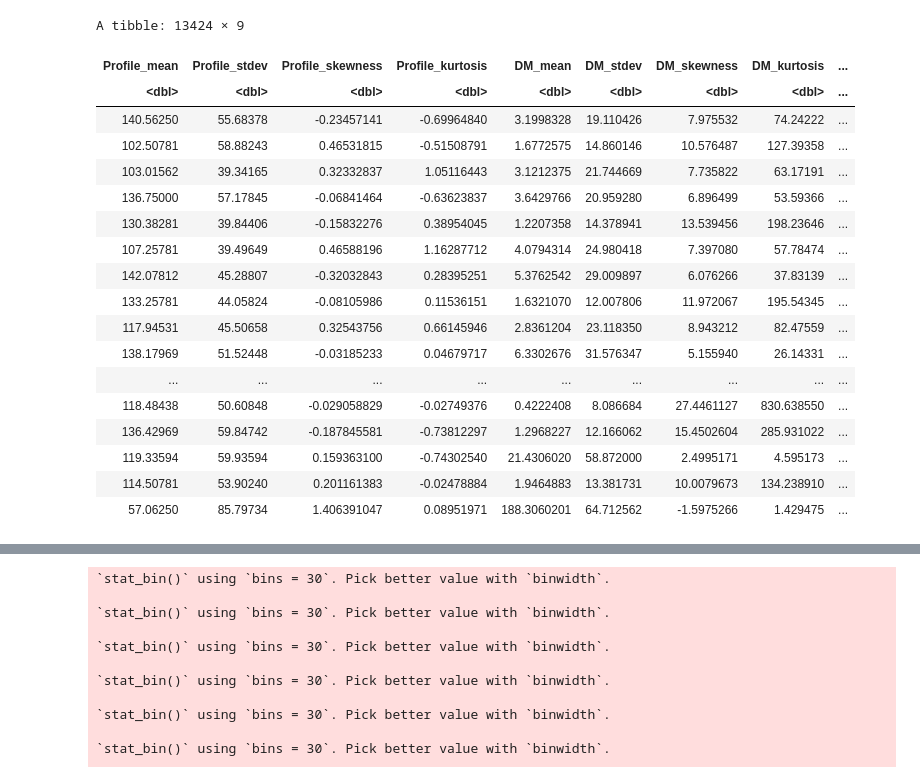
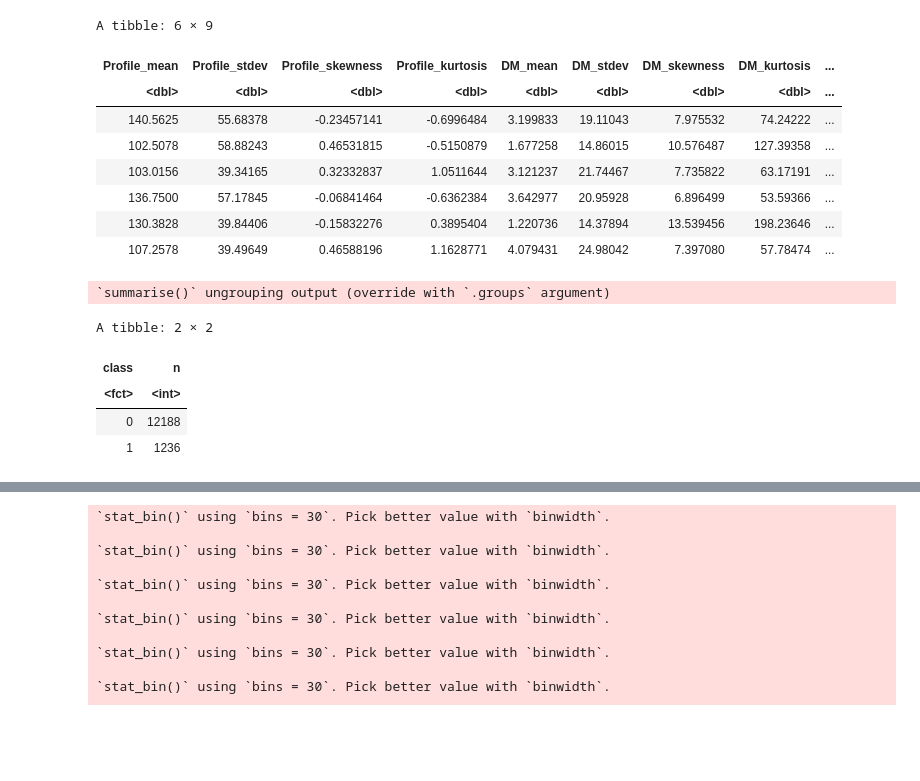
Before and after one commit to jdhushenthen/dsci100_group_project, a Jupyter notebook: group_project_proposal.ipynb, the cells around one changed output, grey strips where cells are left out. Saved outputs shown, nothing was run; the diff lists cells and outputs as text; code cells hidden in the pictures; blank space fills up the shorter version.

Commit message:
Updated group project proposal notebook
Added in all sections of the group project proposal; ready for final review before submitting

```diff
--- a/preliminary_analysis.ipynb
+++ b/group_project_proposal.ipynb
@@ -54,27 +94,30 @@ A spec_tbl_df: 17898 × 9
 # %%
 # Split pulsar dataset into training and testing data
 pulsar_split <- initial_split(pulsar_data, prop = 0.75, strata = class)
 pulsar_test <- testing(pulsar_split)
 pulsar_train <- training(pulsar_split)
-pulsar_train
+head(pulsar_train)
 # %% [output]
-A tibble: 13424 × 9
+A tibble: 6 × 9
 | Profile_mean | Profile_stdev | Profile_skewness | Profile_kurtosis | DM_mean | DM_stdev | DM_skewness | DM_kurtosis | ... |
 | <dbl> | <dbl> | <dbl> | <dbl> | <dbl> | <dbl> | <dbl> | <dbl> | ... |
-| 140.56250 | 55.68378 | -0.23457141 | -0.69964840 | 3.1998328 | 19.110426 | 7.975532 | 74.24222 | ... |
-| 102.50781 | 58.88243 | 0.46531815 | -0.51508791 | 1.6772575 | 14.860146 | 10.576487 | 127.39358 | ... |
-| 103.01562 | 39.34165 | 0.32332837 | 1.05116443 | 3.1212375 | 21.744669 | 7.735822 | 63.17191 | ... |
-| 136.75000 | 57.17845 | -0.06841464 | -0.63623837 | 3.6429766 | 20.959280 | 6.896499 | 53.59366 | ... |
-| 130.38281 | 39.84406 | -0.15832276 | 0.38954045 | 1.2207358 | 14.378941 | 13.539456 | 198.23646 | ... |
-| 107.25781 | 39.49649 | 0.46588196 | 1.16287712 | 4.0794314 | 24.980418 | 7.397080 | 57.78474 | ... |
-| 142.07812 | 45.28807 | -0.32032843 | 0.28395251 | 5.3762542 | 29.009897 | 6.076266 | 37.83139 | ... |
-| 133.25781 | 44.05824 | -0.08105986 | 0.11536151 | 1.6321070 | 12.007806 | 11.972067 | 195.54345 | ... |
-| 117.94531 | 45.50658 | 0.32543756 | 0.66145946 | 2.8361204 | 23.118350 | 8.943212 | 82.47559 | ... |
-| 138.17969 | 51.52448 | -0.03185233 | 0.04679717 | 6.3302676 | 31.576347 | 5.155940 | 26.14331 | ... |
-| ... | ... | ... | ... | ... | ... | ... | ... | ... |
-| 118.48438 | 50.60848 | -0.029058829 | -0.02749376 | 0.4222408 | 8.086684 | 27.4461127 | 830.638550 | ... |
-| 136.42969 | 59.84742 | -0.187845581 | -0.73812297 | 1.2968227 | 12.166062 | 15.4502604 | 285.931022 | ... |
-| 119.33594 | 59.93594 | 0.159363100 | -0.74302540 | 21.4306020 | 58.872000 | 2.4995171 | 4.595173 | ... |
-| 114.50781 | 53.90240 | 0.201161383 | -0.02478884 | 1.9464883 | 13.381731 | 10.0079673 | 134.238910 | ... |
-| 57.06250 | 85.79734 | 1.406391047 | 0.08951971 | 188.3060201 | 64.712562 | -1.5975266 | 1.429475 | ... |
+| 140.5625 | 55.68378 | -0.23457141 | -0.6996484 | 3.199833 | 19.11043 | 7.975532 | 74.24222 | ... |
+| 102.5078 | 58.88243 | 0.46531815 | -0.5150879 | 1.677258 | 14.86015 | 10.576487 | 127.39358 | ... |
+| 103.0156 | 39.34165 | 0.32332837 | 1.0511644 | 3.121237 | 21.74467 | 7.735822 | 63.17191 | ... |
+| 136.7500 | 57.17845 | -0.06841464 | -0.6362384 | 3.642977 | 20.95928 | 6.896499 | 53.59366 | ... |
+| 130.3828 | 39.84406 | -0.15832276 | 0.3895404 | 1.220736 | 14.37894 | 13.539456 | 198.23646 | ... |
+| 107.2578 | 39.49649 | 0.46588196 | 1.1628771 | 4.079431 | 24.98042 | 7.397080 | 57.78474 | ... |
+# %%
+# Report the number of observations in each class
+n_by_class <- pulsar_train %>%
+              group_by(class) %>%
+              summarize(n = n())
+n_by_class
+# %% [output]
+`summarise()` ungrouping output (override with `.groups` argument)
+A tibble: 2 × 2
+| class | n |
+| <fct> | <int> |
+| 0 | 12188 |
+| 1 | 1236 |
 # %%
```
Also changed, not shown: parts of 13 cells of this notebook.
